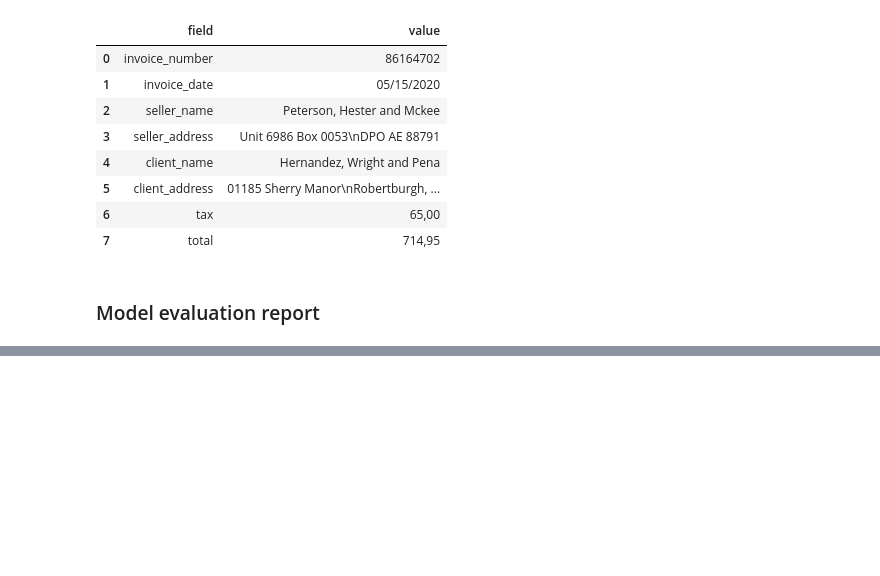
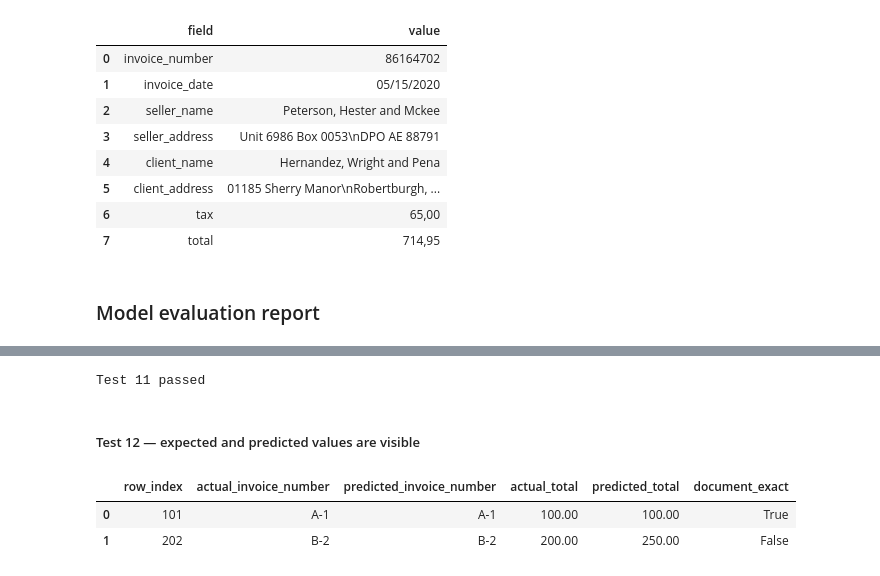
Before and after one commit to vsokoltsov/invoices-ocr, a Jupyter notebook: notebooks/bert.ipynb, the cells around one changed output, grey strips where cells are left out. Saved outputs shown, nothing was run; the diff lists cells and outputs as text; code cells hidden in the pictures; blank space fills up the shorter version.

```diff
--- a/notebooks/bert.ipynb
+++ b/notebooks/bert.ipynb
@@ -8733,0 +9290,57 @@ class ModelEvaluator:
+# %%
+second_record = (
+    evaluation_report
+    .records
+    .iloc[1]
+    .to_dict()
+)
+
+assert not document_is_exact(
+    second_record
+)
+
+print("Test 11 passed")
+# %% [output]
+Test 11 passed
+# %% [markdown]
+#####  Test 12 — expected and predicted values are visible
+# %%
+record_comparison = pd.DataFrame([
+    {
+        "row_index": record["row_index"],
+        "actual_invoice_number": (
+            record["actual"]
+            ["invoice"]
+            ["invoice_number"]
+        ),
+        "predicted_invoice_number": (
+            record["predicted"]
+            ["invoice"]
+            ["invoice_number"]
+        ),
+        "actual_total": (
+            record["actual"]
+            ["subtotal"]
+            ["total"]
+        ),
+        "predicted_total": (
+            record["predicted"]
+            ["subtotal"]
+            ["total"]
+        ),
+        "document_exact": (
+            document_is_exact(record)
+        ),
+    }
+    for record in (
+        evaluation_report
+        .records
+        .to_dict("records")
+    )
+])
+
+record_comparison
+# %% [output]
+|  | row_index | actual_invoice_number | predicted_invoice_number | actual_total | predicted_total | document_exact |
+| 0 | 101 | A-1 | A-1 | 100.00 | 100.00 | True |
+| 1 | 202 | B-2 | B-2 | 200.00 | 250.00 | False |
```
Also changed, not shown: parts of 37 cells of this notebook.
